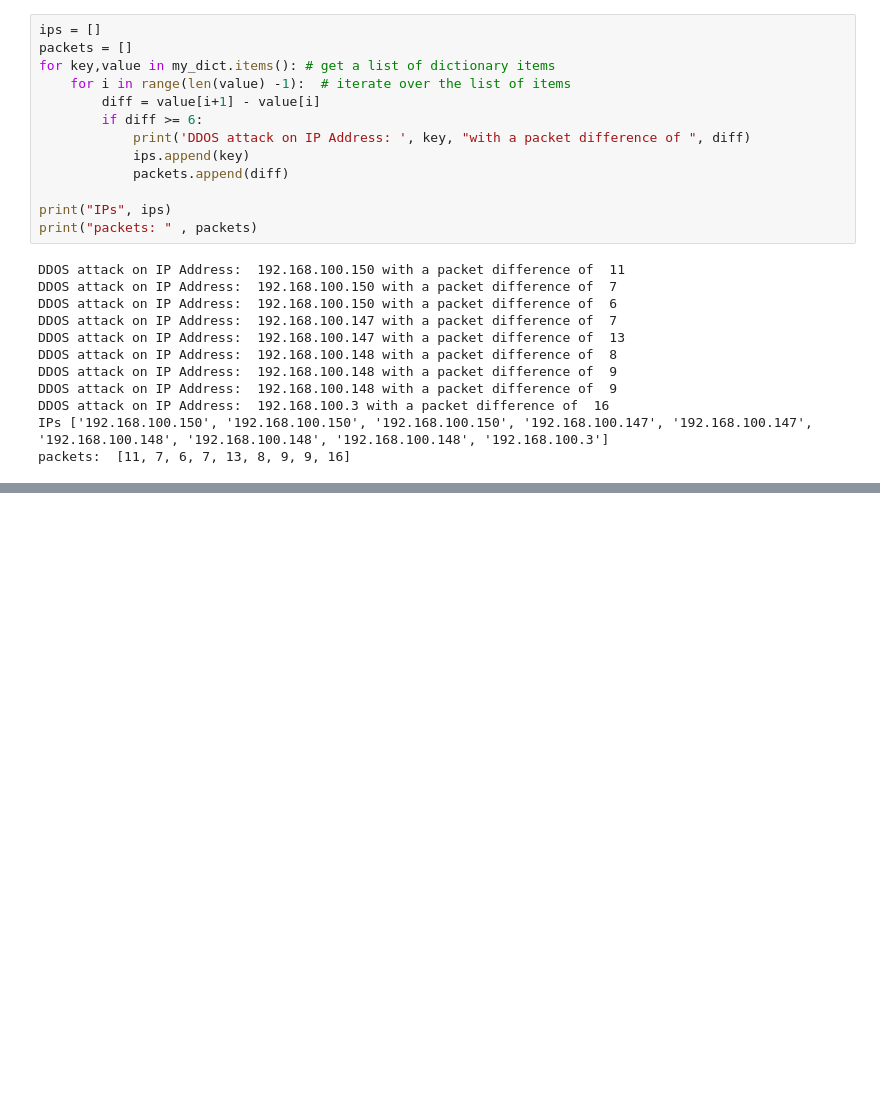
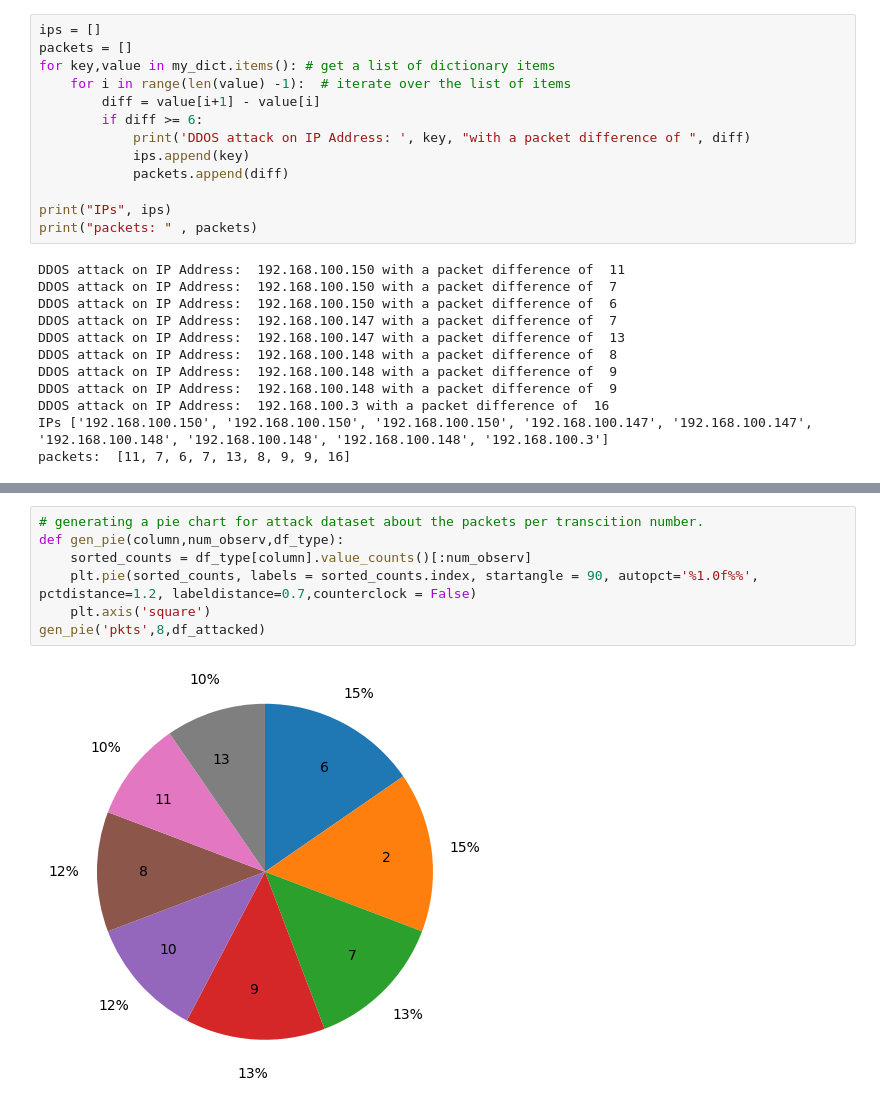
Before and after one commit to DDOS-Attacks-detection-in-IOT-using-ML/DDOS-Detection, a Jupyter notebook: cn_project_1.ipynb, the cells around one changed output, grey strips where cells are left out. Cells and saved outputs as stored; diff of their text form; blank space fills up the shorter version.

```diff
--- a/cn_project_1.ipynb
+++ b/cn_project_1.ipynb
@@ -95,0 +130,9 @@ plt.show()
+# %%
+# generating a pie chart for attack dataset about the packets per transcition number.
+def gen_pie(column,num_observ,df_type):
+    sorted_counts = df_type[column].value_counts()[:num_observ]
+    plt.pie(sorted_counts, labels = sorted_counts.index, startangle = 90, autopct='%1.0f%%', pctdistance=1.2, labeldistance=0.7,counterclock = False)
+    plt.axis('square')
+gen_pie('pkts',8,df_attacked)
+# %% [output]
+[figure, added]
```
Also changed, not shown: parts of 5 cells of this notebook.
